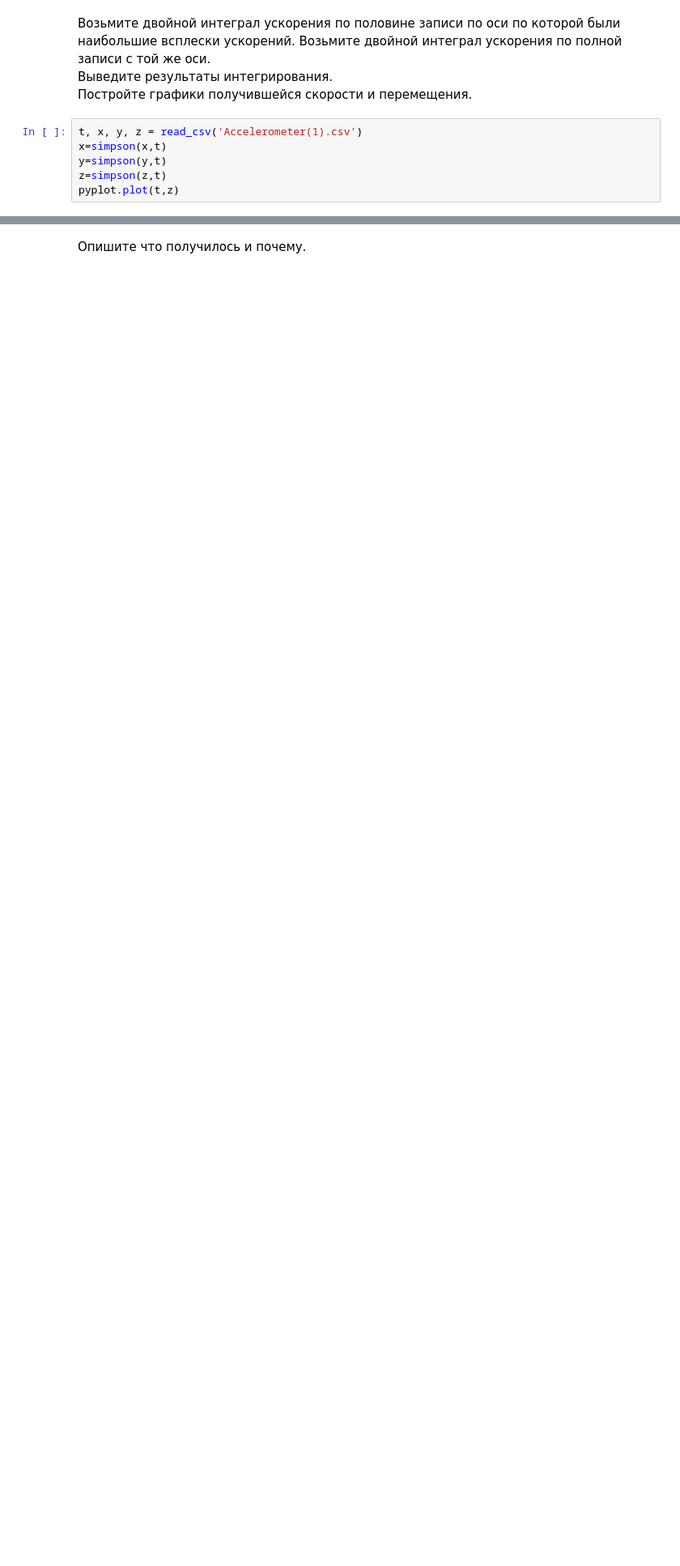
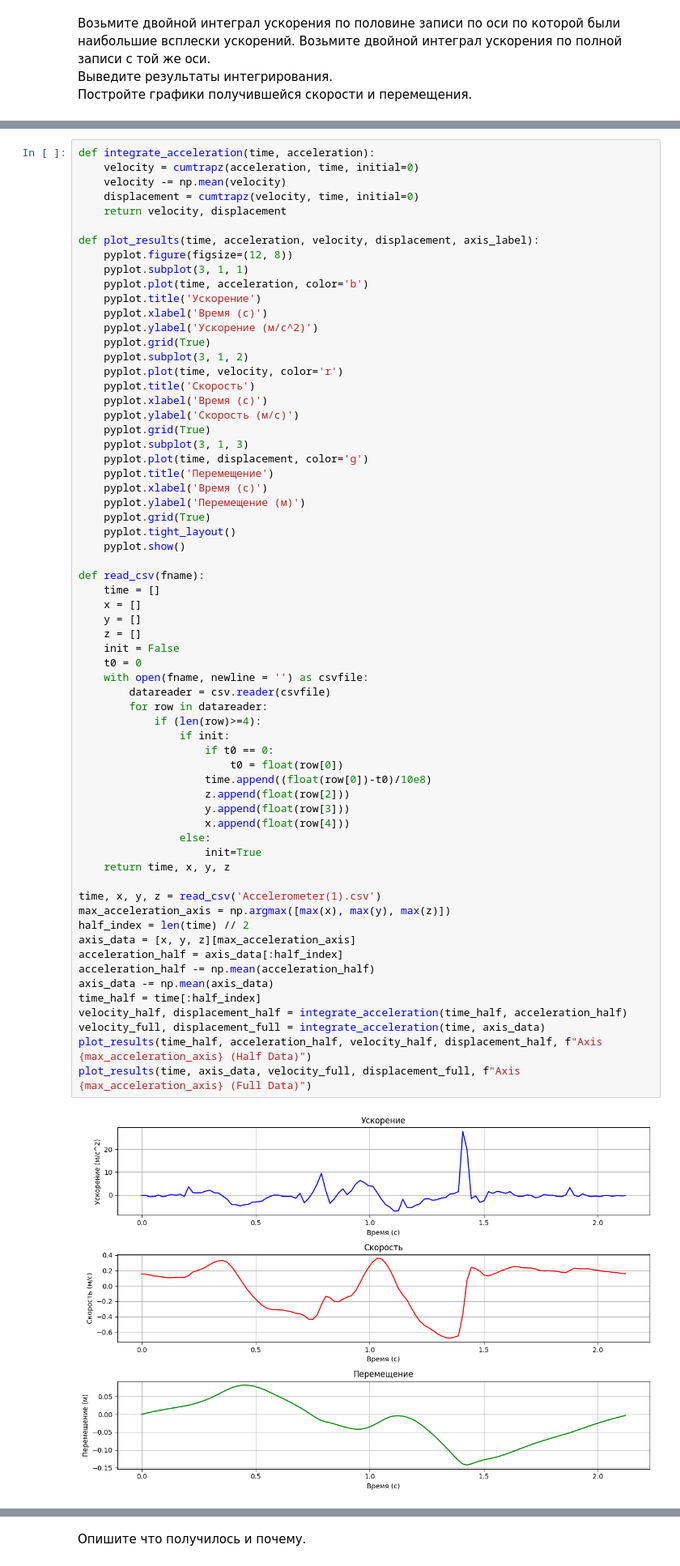
Before and after one commit to cross2582/3lab, a Jupyter notebook: ЛР3.ipynb, the cells around one changed output, grey strips where cells are left out. Shown at 81% size. Cells and saved outputs as stored; diff of their text form; blank space fills up the shorter version.

```diff
--- a/ЛР3.ipynb
+++ b/ЛР3.ipynb
@@ -84,9 +84,3 @@ pyplot.plot(t,x,t,y,t,z)
 Возьмите двойной интеграл ускорения по половине записи по оси по которой были наибольшие всплески ускорений. Возьмите двойной интеграл ускорения по полной записи с той же оси.
 Выведите результаты интегрирования.
 Постройте графики получившейся скорости и перемещения.
-# %%
-t, x, y, z = read_csv('Accelerometer(1).csv')
-x=simpson(x,t)
-y=simpson(y,t)
-z=simpson(z,t)
-pyplot.plot(t,z)
@@ -95,0 +87,66 @@ ValueError: x and y must have same first dimension, but have shapes (228,) and (
+# %%
+def integrate_acceleration(time, acceleration):
+    velocity = cumtrapz(acceleration, time, initial=0)
+    velocity -= np.mean(velocity)
+    displacement = cumtrapz(velocity, time, initial=0)
+    return velocity, displacement
+
+def plot_results(time, acceleration, velocity, displacement, axis_label):
+    pyplot.figure(figsize=(12, 8))
+    pyplot.subplot(3, 1, 1)
+    pyplot.plot(time, acceleration, color='b')
+    pyplot.title('Ускорение')
+    pyplot.xlabel('Время (с)')
+    pyplot.ylabel('Ускорение (м/с^2)')
+    pyplot.grid(True)
+    pyplot.subplot(3, 1, 2)
+    pyplot.plot(time, velocity, color='r')
+    pyplot.title('Скорость')
+    pyplot.xlabel('Время (с)')
+    pyplot.ylabel('Скорость (м/с)')
+    pyplot.grid(True)
+    pyplot.subplot(3, 1, 3)
+    pyplot.plot(time, displacement, color='g')
+    pyplot.title('Перемещение')
+    pyplot.xlabel('Время (с)')
+    pyplot.ylabel('Перемещение (м)')
+    pyplot.grid(True)
+    pyplot.tight_layout()
+    pyplot.show()
+
+def read_csv(fname):
+    time = []
+    x = []
+    y = []
+    z = []
+    init = False
+    t0 = 0
+    with open(fname, newline = '') as csvfile:
+        datareader = csv.reader(csvfile)
+        for row in datareader:
+            if (len(row)>=4):
+                if init:
+                    if t0 == 0:
+                        t0 = float(row[0])
+                    time.append((float(row[0])-t0)/10e8)
+                    z.append(float(row[2]))
+                    y.append(float(row[3]))
+                    x.append(float(row[4]))
+                else:
+                    init=True
+    return time, x, y, z
+
+time, x, y, z = read_csv('Accelerometer(1).csv')
+max_acceleration_axis = np.argmax([max(x), max(y), max(z)])
+half_index = len(time) // 2
+axis_data = [x, y, z][max_acceleration_axis]
+acceleration_half = axis_data[:half_index]
+acceleration_half -= np.mean(acceleration_half)
+axis_data -= np.mean(axis_data)
+time_half = time[:half_index]
+velocity_half, displacement_half = integrate_acceleration(time_half, acceleration_half)
+velocity_full, displacement_full = integrate_acceleration(time, axis_data)
+plot_results(time_half, acceleration_half, velocity_half, displacement_half, f"Axis {max_acceleration_axis} (Half Data)")
+plot_results(time, axis_data, velocity_full, displacement_full, f"Axis {max_acceleration_axis} (Full Data)")
+# %% [output]
+[figure, added]
```
Also changed, not shown: parts of 3 cells of this notebook, 1 other file.
